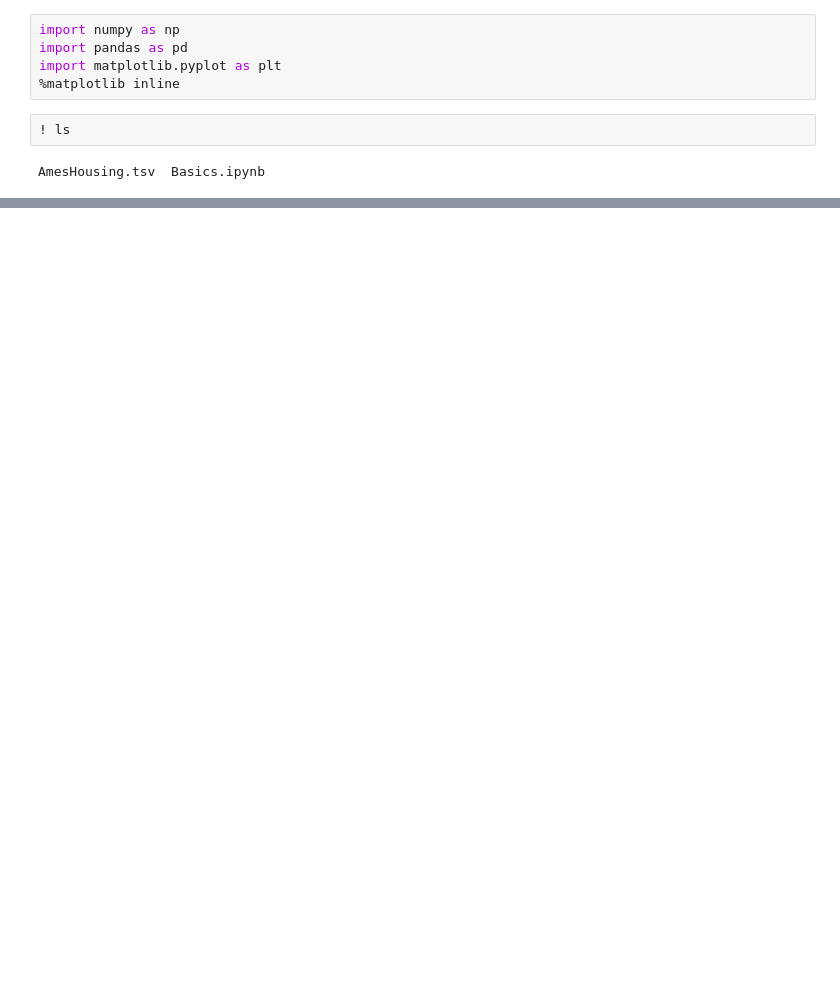
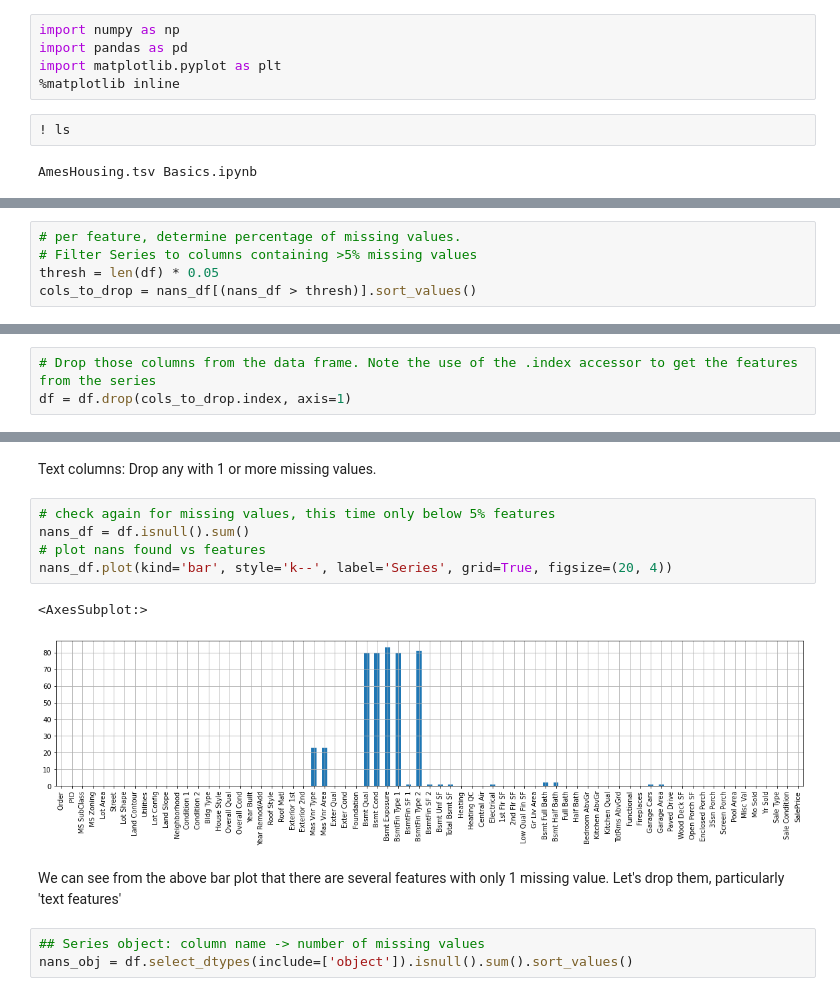
Before and after one commit to khoin-byte/dataquest-guided-projects, a Jupyter notebook: Predicting_house_Sale_Prices/Basics.ipynb, the cells around one changed output, grey strips where cells are left out. Drawn from its saved outputs; the diff is of its cells as text; blank space fills up the shorter version.

```diff
--- a/Predicting_house_Sale_Prices/Basics.ipynb
+++ b/Predicting_house_Sale_Prices/Basics.ipynb
@@ -20,0 +80,5 @@ df.head()
+# %%
+# per feature, determine percentage of missing values.
+# Filter Series to columns containing >5% missing values
+thresh = len(df) * 0.05
+cols_to_drop = nans_df[(nans_df > thresh)].sort_values()
@@ -20,0 +92,3 @@ df.head()
+# %%
+# Drop those columns from the data frame. Note the use of the .index accessor to get the features from the series
+df = df.drop(cols_to_drop.index, axis=1)
@@ -20,0 +99,15 @@ df.head()
+# %% [markdown]
+Text columns: Drop any with 1 or more missing values.
+# %%
+# check again for missing values, this time only below 5% features
+nans_df = df.isnull().sum()
+# plot nans found vs features
+nans_df.plot(kind='bar', style='k--', label='Series', grid=True, figsize=(20, 4))
+# %% [output]
+<AxesSubplot:>
+[figure, added]
+# %% [markdown]
+We can see from the above bar plot that there are several features with only 1 missing value. Let's drop them, particularly 'text features'
+# %%
+## Series object: column name -> number of missing values
+nans_obj = df.select_dtypes(include=['object']).isnull().sum().sort_values()
```
Also changed, not shown: parts of 26 cells of this notebook.
